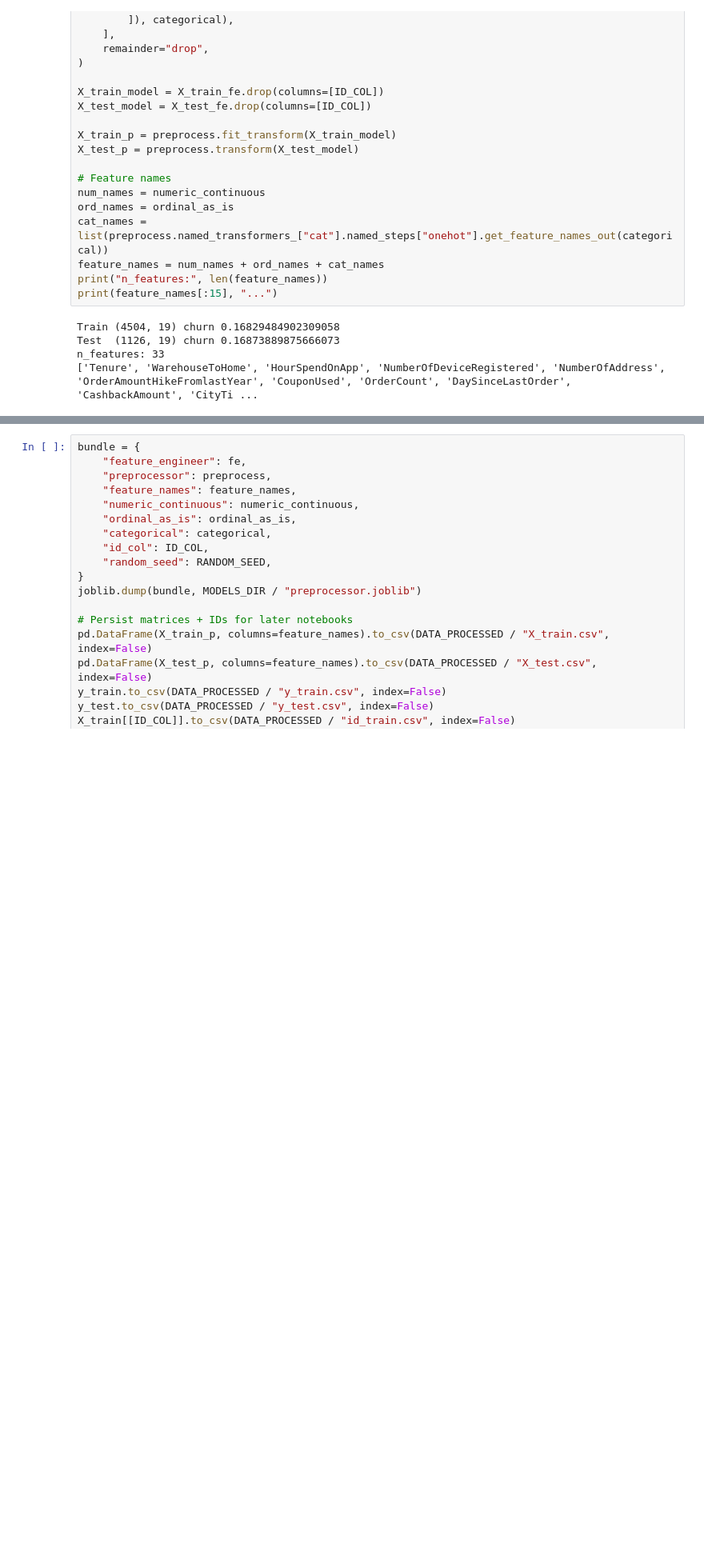
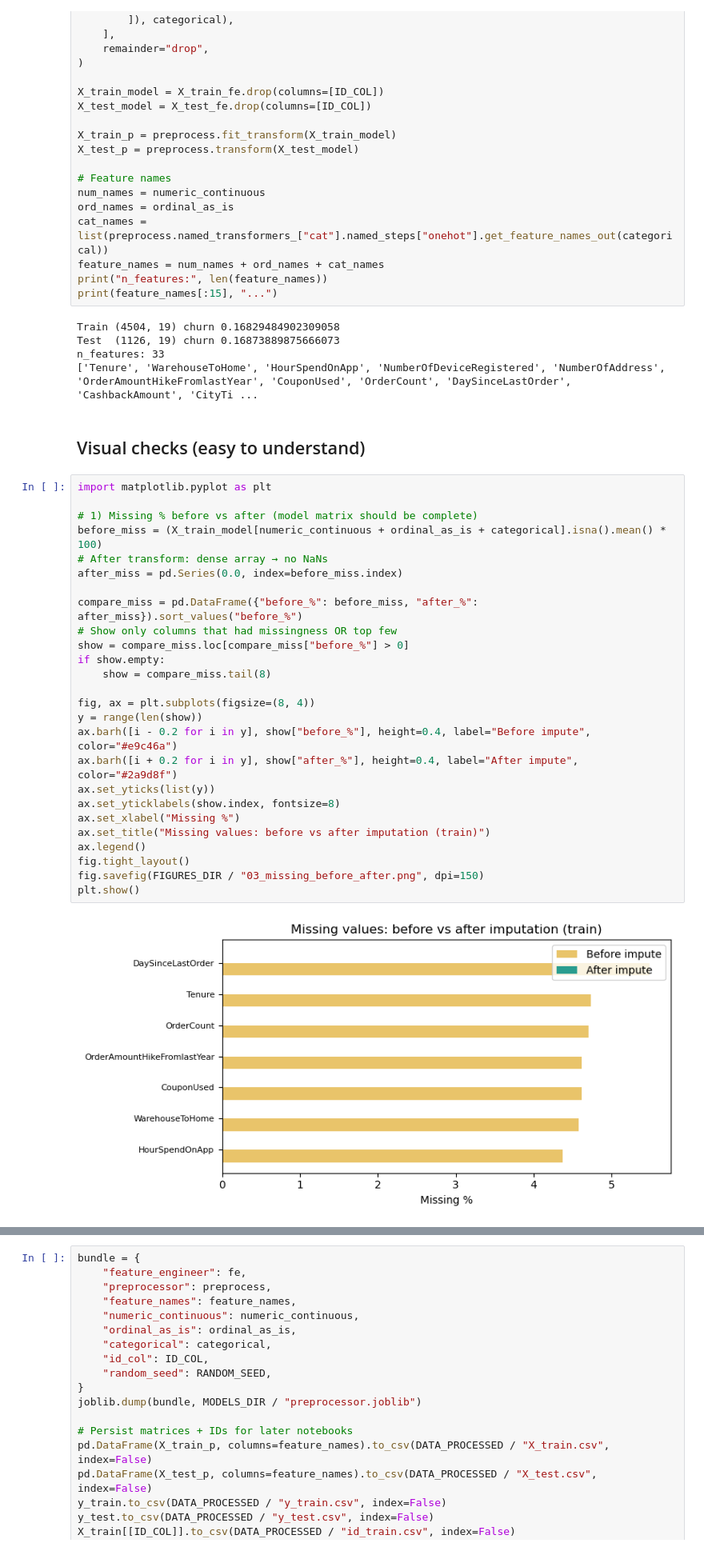
Before and after one commit to IshanWijekoon/ecommerce-customer-churn-prediction, a Jupyter notebook: notebooks/03_Data_Preprocessing.ipynb, the cells around one changed output, grey strips where cells are left out. Shown at 80% size. Cells and saved outputs as stored; diff of their text form; blank space fills up the shorter version.

```diff
--- a/notebooks/03_Data_Preprocessing.ipynb
+++ b/notebooks/03_Data_Preprocessing.ipynb
@@ -164,3 +164,33 @@ Train (4504, 19) churn 0.16829484902309058
 Test  (1126, 19) churn 0.16873889875666073
 n_features: 33
 ['Tenure', 'WarehouseToHome', 'HourSpendOnApp', 'NumberOfDeviceRegistered', 'NumberOfAddress', 'OrderAmountHikeFromlastYear', 'CouponUsed', 'OrderCount', 'DaySinceLastOrder', 'CashbackAmount', 'CityTi ...
+# %% [markdown]
+## Visual checks (easy to understand)
+# %%
+import matplotlib.pyplot as plt
+
+# 1) Missing % before vs after (model matrix should be complete)
+before_miss = (X_train_model[numeric_continuous + ordinal_as_is + categorical].isna().mean() * 100)
+# After transform: dense array → no NaNs
+after_miss = pd.Series(0.0, index=before_miss.index)
+
+compare_miss = pd.DataFrame({"before_%": before_miss, "after_%": after_miss}).sort_values("before_%")
+# Show only columns that had missingness OR top few
+show = compare_miss.loc[compare_miss["before_%"] > 0]
+if show.empty:
+    show = compare_miss.tail(8)
+
+fig, ax = plt.subplots(figsize=(8, 4))
+y = range(len(show))
+ax.barh([i - 0.2 for i in y], show["before_%"], height=0.4, label="Before impute", color="#e9c46a")
+ax.barh([i + 0.2 for i in y], show["after_%"], height=0.4, label="After impute", color="#2a9d8f")
+ax.set_yticks(list(y))
+ax.set_yticklabels(show.index, fontsize=8)
+ax.set_xlabel("Missing %")
+ax.set_title("Missing values: before vs after imputation (train)")
+ax.legend()
+fig.tight_layout()
+fig.savefig(FIGURES_DIR / "03_missing_before_after.png", dpi=150)
+plt.show()
+# %% [output]
+[figure, added]
```
Also changed, not shown: parts of 6 cells of this notebook, 11 other files.
